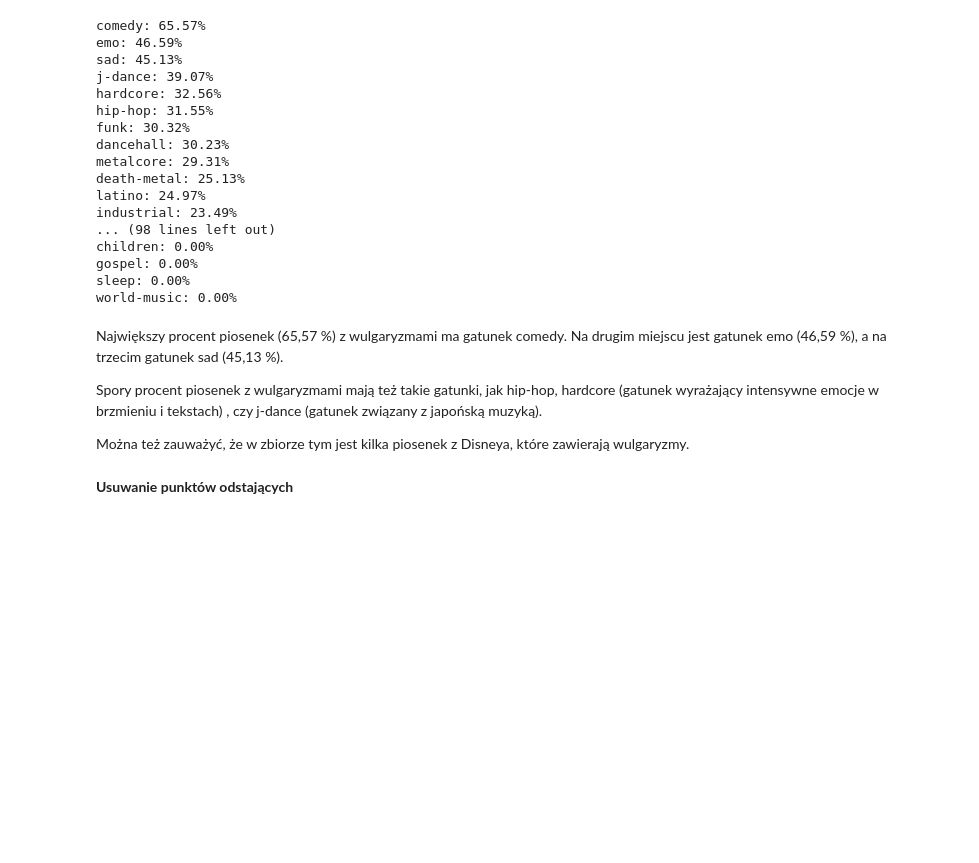
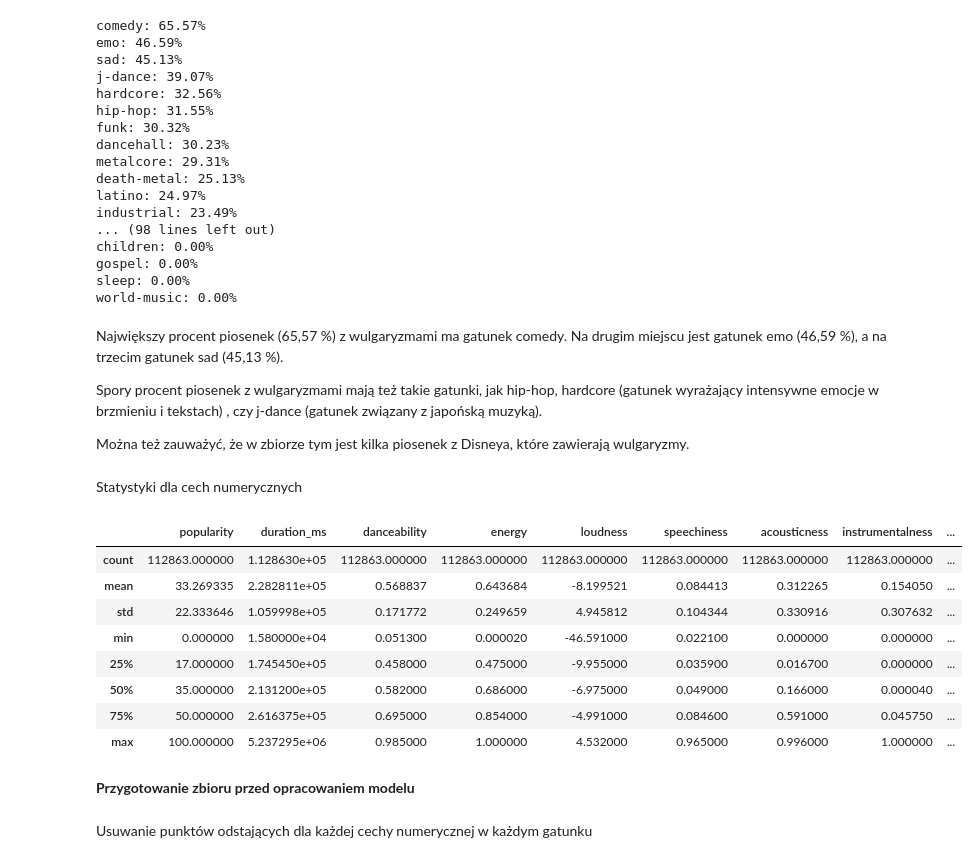
Before and after one commit to jmanko1/MED-Projekt, a Jupyter notebook: med.ipynb, the cells around one changed output. Drawn from its saved outputs; the diff is of its cells as text; code cells hidden in the pictures; blank space fills up the shorter version.

```diff
--- a/med.ipynb
+++ b/med.ipynb
@@ -149,6 +197,22 @@ Największy procent piosenek (65,57 %) z wulgaryzmami ma gatunek comedy. Na drug
 Spory procent piosenek z wulgaryzmami mają też takie gatunki, jak hip-hop, hardcore (gatunek wyrażający intensywne emocje w brzmieniu i tekstach) , czy j-dance (gatunek związany z japońską muzyką).
 
 Można też zauważyć, że w zbiorze tym jest kilka piosenek z Disneya, które zawierają wulgaryzmy.
-# %% [markdown]
-**Usuwanie punktów odstających**
+# %% [markdown]
+Statystyki dla cech numerycznych
+# %%
+df[['popularity', 'duration_ms', 'danceability', 'energy', 'loudness', 'speechiness', 'acousticness', 'instrumentalness', 'liveness', 'valence', 'tempo']].describe()
+# %% [output]
+|  | popularity | duration_ms | danceability | energy | loudness | speechiness | acousticness | instrumentalness | ... |
+| count | 112863.000000 | 1.128630e+05 | 112863.000000 | 112863.000000 | 112863.000000 | 112863.000000 | 112863.000000 | 112863.000000 | ... |
+| mean | 33.269335 | 2.282811e+05 | 0.568837 | 0.643684 | -8.199521 | 0.084413 | 0.312265 | 0.154050 | ... |
+| std | 22.333646 | 1.059998e+05 | 0.171772 | 0.249659 | 4.945812 | 0.104344 | 0.330916 | 0.307632 | ... |
+| min | 0.000000 | 1.580000e+04 | 0.051300 | 0.000020 | -46.591000 | 0.022100 | 0.000000 | 0.000000 | ... |
+| 25% | 17.000000 | 1.745450e+05 | 0.458000 | 0.475000 | -9.955000 | 0.035900 | 0.016700 | 0.000000 | ... |
+| 50% | 35.000000 | 2.131200e+05 | 0.582000 | 0.686000 | -6.975000 | 0.049000 | 0.166000 | 0.000040 | ... |
+| 75% | 50.000000 | 2.616375e+05 | 0.695000 | 0.854000 | -4.991000 | 0.084600 | 0.591000 | 0.045750 | ... |
+| max | 100.000000 | 5.237295e+06 | 0.985000 | 1.000000 | 4.532000 | 0.965000 | 0.996000 | 1.000000 | ... |
+# %% [markdown]
+**Przygotowanie zbioru przed opracowaniem modelu**
+# %% [markdown]
+Usuwanie punktów odstających dla każdej cechy numerycznej w każdym gatunku
 # %%
```
Also changed, not shown: parts of 28 cells of this notebook.
